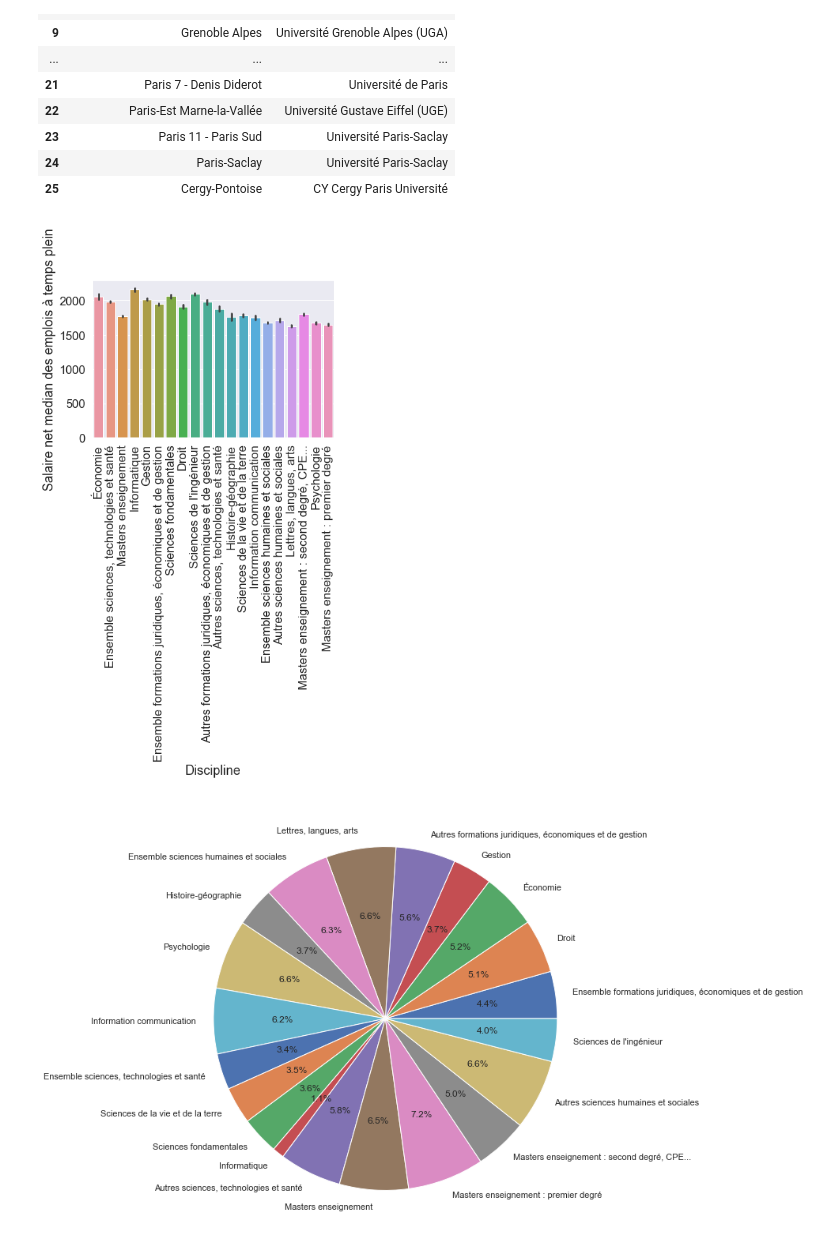
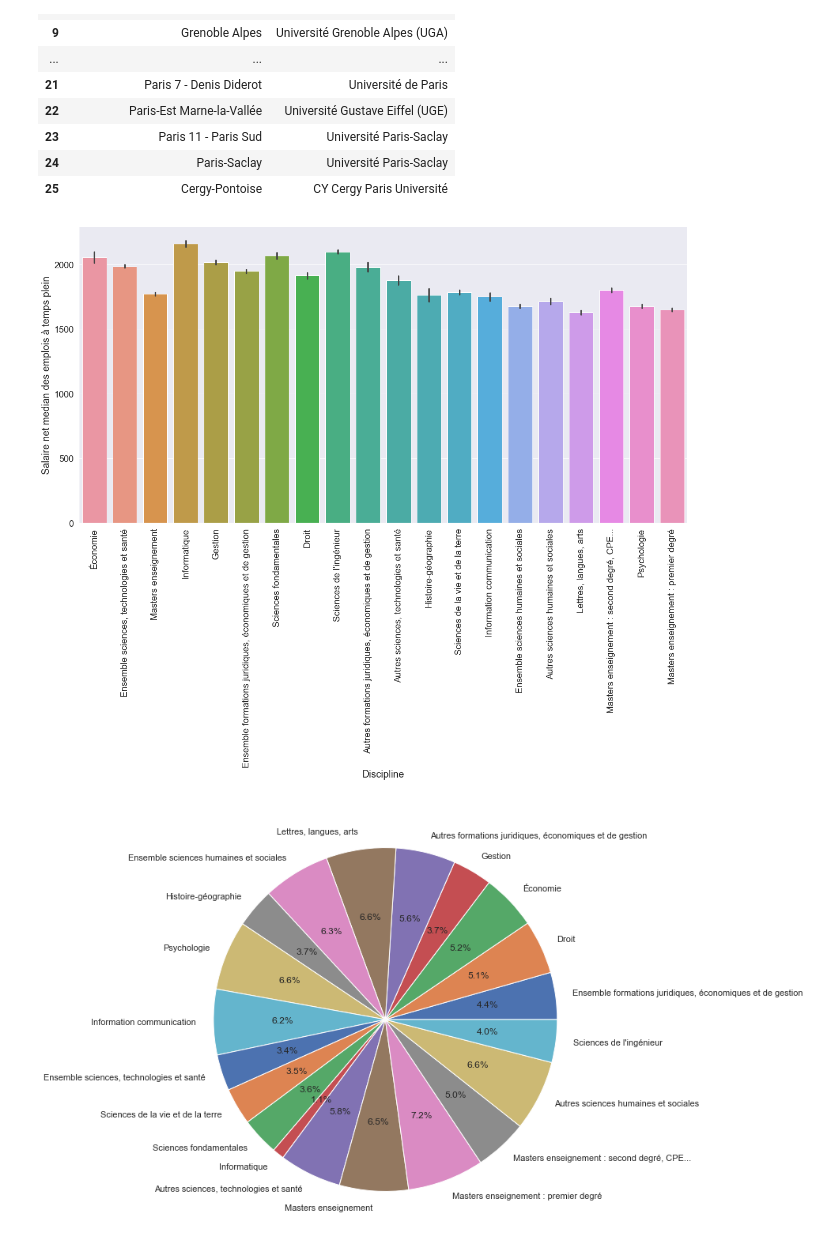
Before and after one commit to Toufik98/prodataviz, a Jupyter notebook: source/visualize_data.ipynb, the cells around one changed output. Drawn from its saved outputs; the diff is of its cells as text; code cells hidden in the pictures.

```diff
--- a/source/visualize_data.ipynb
+++ b/source/visualize_data.ipynb
@@ -10,7 +10,7 @@ import seaborn as sns
 mydb = mysql.connector.connect(
   host="localhost",
   user="root",
-  passwd="SadikaSydney99",
+  passwd="Goodboy.5",
   database="insertion_pro",
   auth_plugin='mysql_native_password'
 )
@@ -48,27 +48,29 @@ df
 # %%
 # Afficher les salaire_net_median_des_emplois_a_temps_plein les plus élevé et la discpline correspondante et l'établissement
 mycursor.execute("SELECT nom_discipline, salaire_net_median_des_emplois_a_temps_plein FROM Etablissement join Statistiques on Etablissement.id_etablissement = Statistiques.id_etablissement JOIN  Discipline on Statistiques.id_discipline = Discipline.id_discipline ORDER BY salaire_net_median_des_emplois_a_temps_plein DESC ")
 myresult = mycursor.fetchall()
 
 # Conversion des résultats en dataframe
 df = pd.DataFrame(myresult)
+
+plt.figure(figsize=(20,10))
 
 # Visualisation
 sns.set(style="whitegrid")
 sns.set(font_scale=1.5)
 sns.barplot(x=df[0], y=df[1])
 # set Name on Horizontal axis
 plt.xlabel("Discipline")
 # set Name on Vertical axis
 plt.ylabel("Salaire net median des emplois à temps plein")
 # set Title
 plt.title("")
 
 # Set the names of the disipline inside the barplot
 plt.xticks(rotation=90)
 plt.show()
 # %% [output]
-[figure, old version]
+[figure, new version]
 # %%
 # Afficher la part des femmes par discipline non nulle
 mycursor.execute("SELECT distinct nom_discipline, femmes FROM Discipline join Statistiques using (id_discipline) where femmes is not null group by nom_discipline")
```
Also changed, not shown: parts of 13 cells of this notebook, 3 other files.
